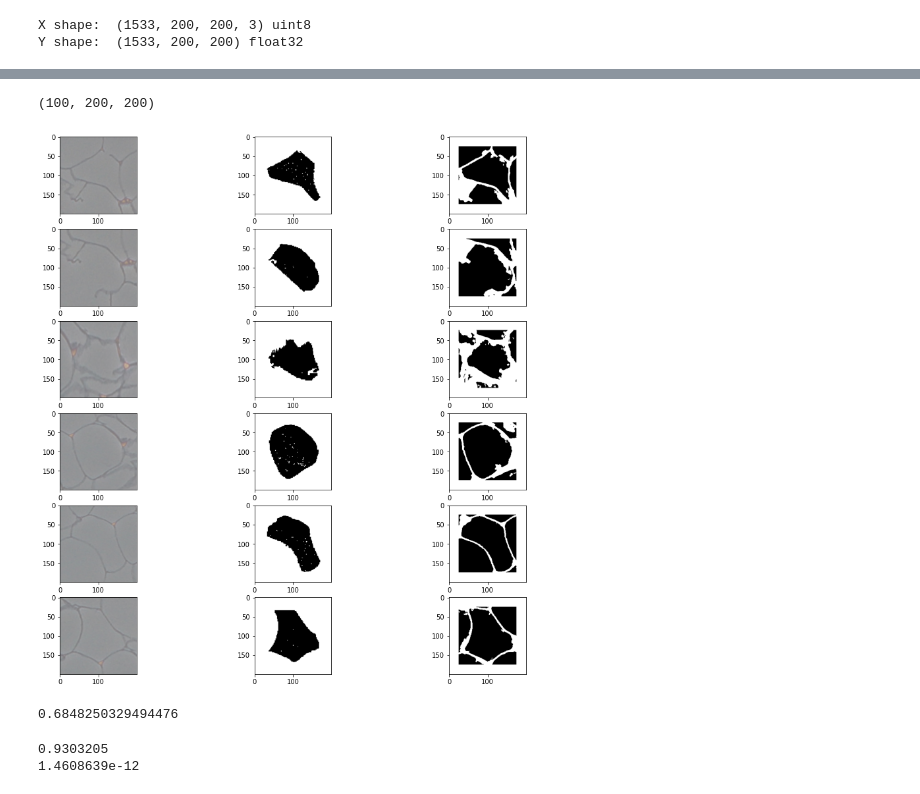
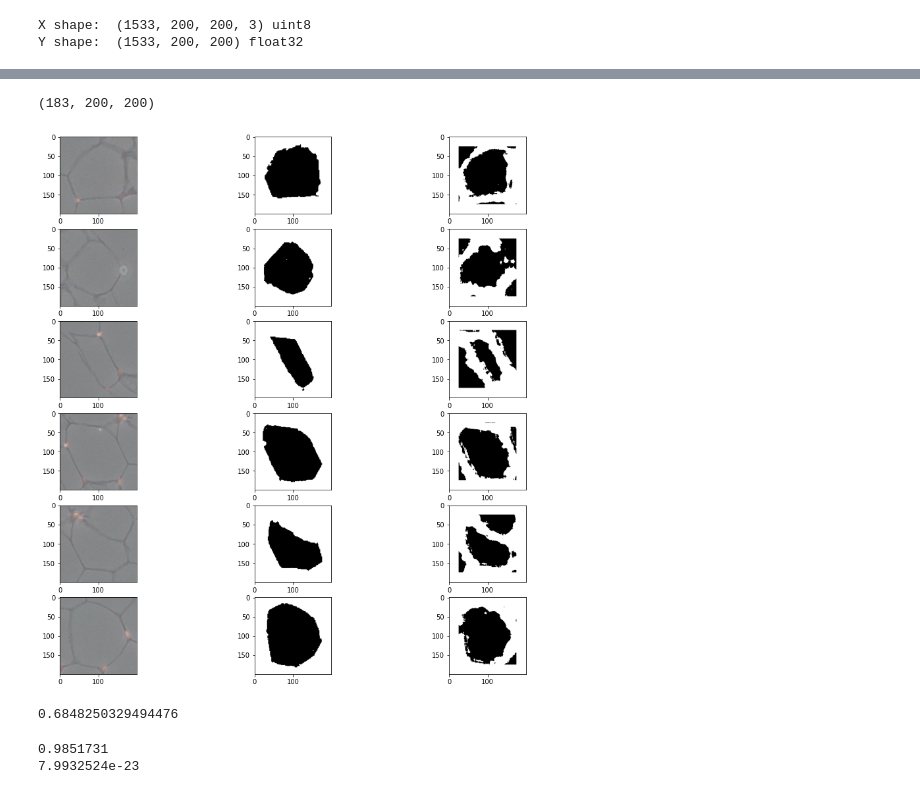
Before and after one commit to jaentrouble/Adipos_tf_train2, a Jupyter notebook: view_result.ipynb, the cells around one changed output, grey strips where cells are left out. Cells and saved outputs as stored; diff of their text form; code cells hidden in the pictures.

```diff
--- a/view_result.ipynb
+++ b/view_result.ipynb
@@ -46,8 +46,8 @@ if gpus :
         print(e)
 # %%
 model_f = res_12_2_0_BN
-savedfile_name = 'res_12_2_0_BN_1'
-target_epoch = 50
+savedfile_name = 'res_12_2_0_BN_2'
+target_epoch = 100
 # %%
 test_model = get_model(model_f)
 test_model.load_weights('savedmodels/'+savedfile_name+'/'+str(target_epoch))
@@ -80,29 +80,29 @@ test_model.evaluate(X_test, Y_test)
 # %%
-Target_X = X_train_small
-Target_Y = Y_train_small
+Target_X = X_test
+Target_Y = Y_test
 predict = test_model(Target_X)
 print(predict.shape)
 # %% [output]
-(100, 200, 200)
+(183, 200, 200)
 # %%
 import random
 # %%
 fig = plt.figure(figsize=(15,15))
 i = 1
 n = 6
 # r = random.randrange(0,predict.shape[0]-n)
 r = 0
 for img, mask, pred in zip(Target_X[r:r+n], Target_Y[r:r+n], predict[r:r+n]):
     ax = fig.add_subplot(n,3,i)
     ax.imshow(img)
     ax = fig.add_subplot(n,3,i+1)
     ax.imshow(mask, cmap='binary')
     ax = fig.add_subplot(n,3,i+2)
-    ax.imshow(pred>0.3, cmap='binary')
+    ax.imshow(pred>0.9, cmap='binary')
     i += 3
 plt.show()
 # %% [output]
-[figure, old version]
+[figure, new version]
 # %%
 print(1-np.sum(Y[3]/(200*200)))
 # %% [output]
@@ -111,5 +111,5 @@ print(1-np.sum(Y[3]/(200*200)))
 print(np.max(pred))
 print(np.min(pred))
 # %% [output]
-0.9303205
-1.4608639e-12
+0.9851731
+7.9932524e-23
```
Also changed, not shown: parts of 2 cells of this notebook, 5 other files.
